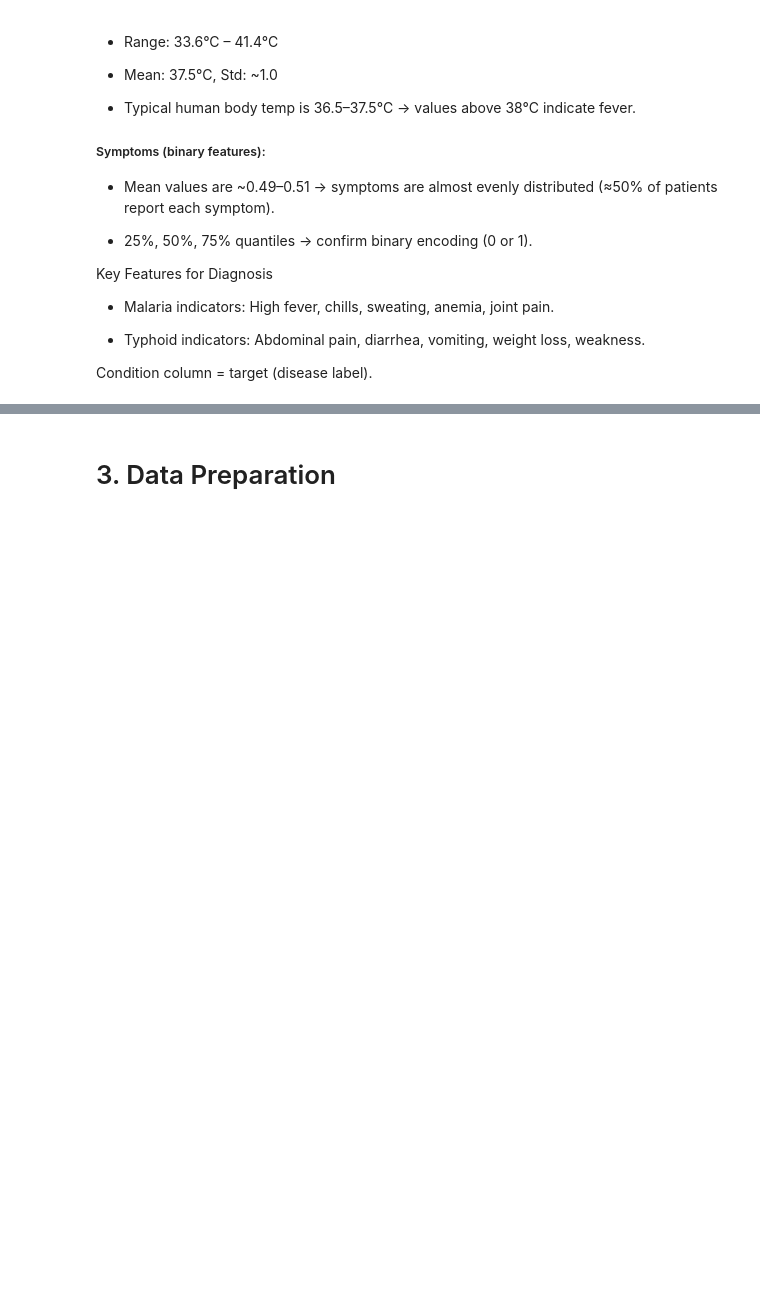
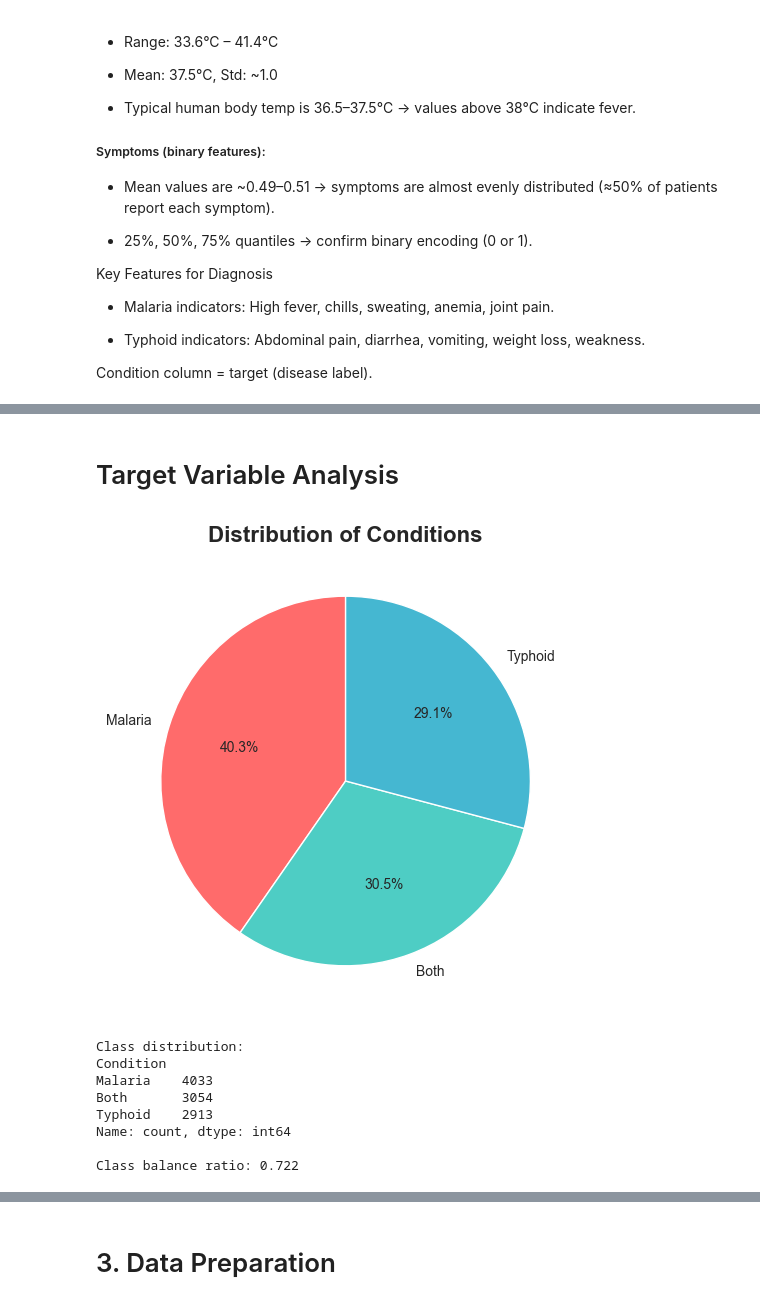
Before and after one commit to edwardopare/Malaria-Typhoid-ML, a Jupyter notebook: modelling/Notebook.ipynb, the cells around one changed output, grey strips where cells are left out. Saved outputs shown, nothing was run; the diff lists cells and outputs as text; code cells hidden in the pictures; blank space fills up the shorter version.

```diff
--- a/modelling/Notebook.ipynb
+++ b/modelling/Notebook.ipynb
@@ -396,32 +173,0 @@ Gastrointestinal_Symptoms   0.3854   0.6802
-# %%
-from sklearn.decomposition import PCA
-from sklearn.preprocessing import StandardScaler
-
-# Select numerical features for PCA
-numerical_features = ['Temperature', 'Gastrointestinal_Symptoms', 'Fever_Symptoms',
-                      'Systemic_Symptoms', 'Hematological_Symptoms']
-
-X = df[numerical_features]
-X_scaled = StandardScaler().fit_transform(X)
-
-# Apply PCA
-pca = PCA(n_components=2)
-X_pca = pca.fit_transform(X_scaled)
-
-# Plot
-plt.figure(figsize=(12, 8))
-df['Condition_encoded'] = df['Condition'].map({'Malaria': 0, 'Typhoid': 1, 'Both': 2})
-scatter = plt.scatter(X_pca[:, 0], X_pca[:, 1], c=df['Condition_encoded'], cmap='viridis', alpha=0.7, s=60)
-plt.colorbar(scatter, ticks=[0,1,2], label='Condition\n(0=Malaria, 1=Typhoid, 2=Both)')
-plt.xlabel(f'PC1 ({pca.explained_variance_ratio_[0]:.2%} variance)')
-plt.ylabel(f'PC2 ({pca.explained_variance_ratio_[1]:.2%} variance)')
-plt.title("PCA of Engineered Features – Separation by Condition", fontsize=16)
-plt.grid(True, linestyle='--', alpha=0.3)
-
-# Annotate cluster centers
-centers = np.array([X_pca[df['Condition_encoded']==i].mean(axis=0) for i in range(3)])
-plt.scatter(centers[:,0], centers[:,1], c='red', marker='x', s=200, linewidths=3, label='Cluster Center')
-plt.legend()
-plt.show()
-
-print("Explained Variance Ratio:", pca.explained_variance_ratio_)
@@ -554,0 +174,25 @@ Top features by absolute correlation (though weak overall):
+# %% [markdown]
+# Target Variable Analysis
+# %%
+# Target distribution
+plt.figure(figsize=(10, 6))
+target_counts = df['Condition'].value_counts()
+colors = ['#FF6B6B', '#4ECDC4', '#45B7D1']
+plt.pie(target_counts.values, labels=target_counts.index, autopct='%1.1f%%',
+        colors=colors, startangle=90)
+plt.title('Distribution of Conditions', fontsize=16, fontweight='bold')
+plt.show()
+
+print("Class distribution:")
+print(target_counts)
+print(f"\nClass balance ratio: {target_counts.min()/target_counts.max():.3f}")
+# %% [output]
+[figure, added]
+Class distribution:
+Condition
+Malaria    4033
+Both       3054
+Typhoid    2913
+Name: count, dtype: int64
+
+Class balance ratio: 0.722
```
Also changed, not shown: parts of 62 cells of this notebook.
